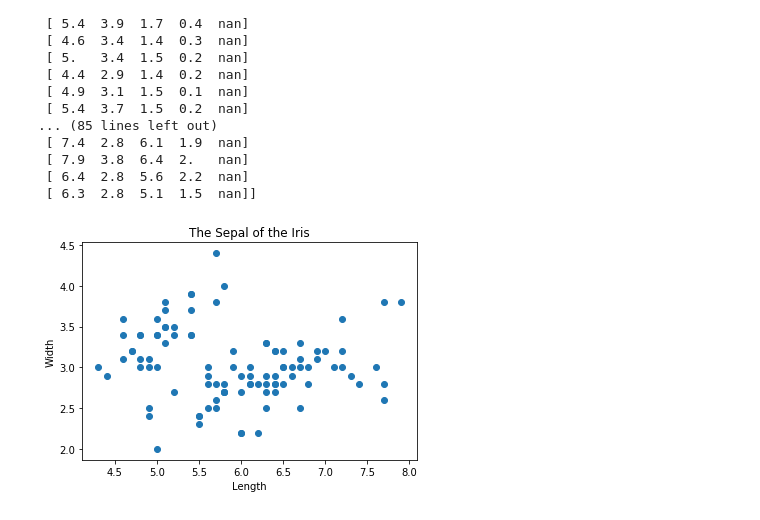
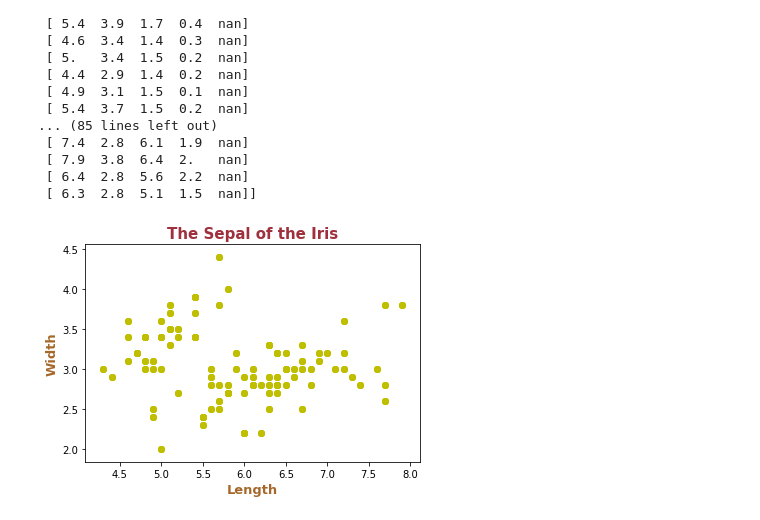
Before and after one commit to Smurfgalway/ProblemSheet3-Jupyter-pyplot-numpy, a Jupyter notebook: Problem sheet 3.ipynb, the cells around one changed output. Cells and saved outputs as stored; diff of their text form; code cells hidden in the pictures.

```diff
--- a/Problem sheet 3.ipynb
+++ b/Problem sheet 3.ipynb
@@ -29,15 +29,15 @@ print(irisData)
 # %%
 import pandas as read
 
 irisData = read.read_csv("IRIS.csv")
 x = irisData.SepalLength
 y = irisData.SepalWidth
 
 import matplotlib.pyplot as plt
-plt.title('The Sepal of the Iris')
-plt.scatter(x,y)
-plt.xlabel('Length')
-plt.ylabel('Width')
+plt.title('The Sepal of the Iris', color = '#9f303e', fontsize=15, fontweight='bold')
+plt.scatter(x,y, color = 'y')
+plt.xlabel('Length', color = '#a5682a', fontsize=13, fontweight='bold' )
+plt.ylabel('Width', color = '#a5682a', fontsize=13, fontweight='bold')
 plt.show()
 # %% [output]
-[figure, old version]
+[figure, new version]
```
Also changed, not shown: parts of 2 cells of this notebook, 1 other file.
